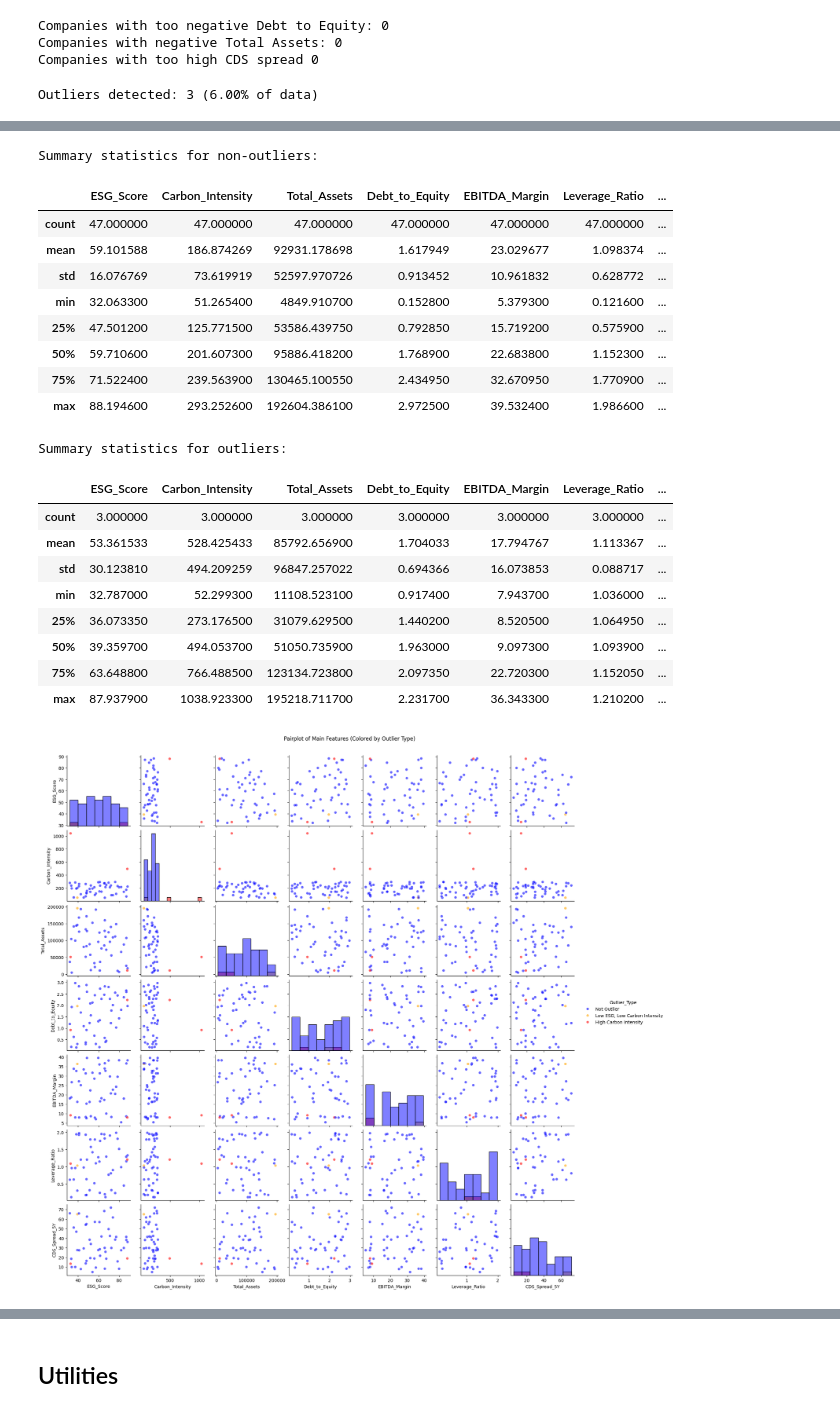
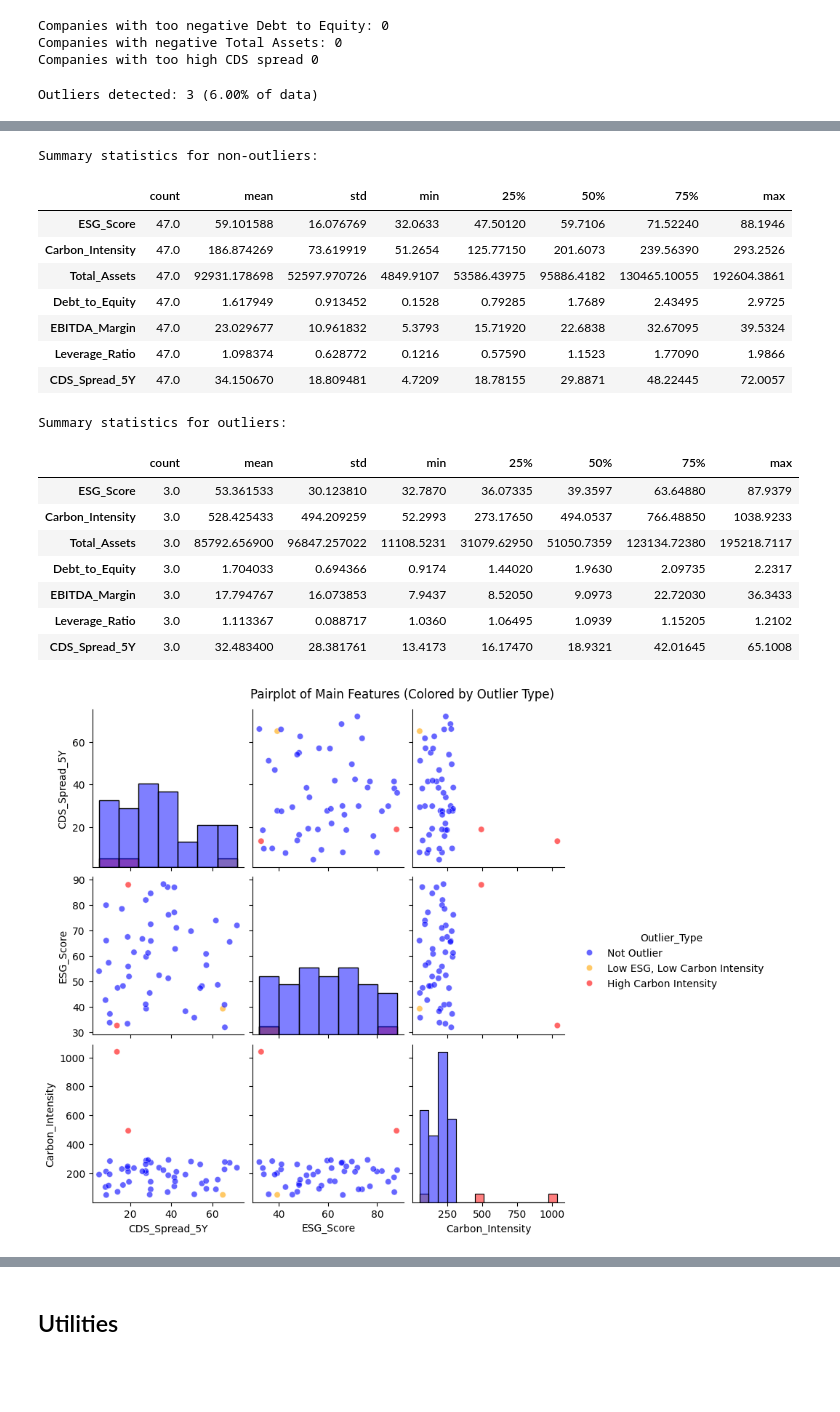
Before and after one commit to jacopo-raffaeli/eco-risk-alpha, a Jupyter notebook: notebooks/Eco_Risk_Alpha.ipynb, the cells around one changed output, grey strips where cells are left out. Saved outputs shown, nothing was run; the diff lists cells and outputs as text; code cells hidden in the pictures; blank space fills up the shorter version.

```diff
--- a/notebooks/Eco_Risk_Alpha.ipynb
+++ b/notebooks/Eco_Risk_Alpha.ipynb
@@ -116,5 +58,7 @@ RECOVERY = 1 - LGD
 # %%
-companies_df = pd.read_csv(os.path.join(base_drive_dir, 'Data/raw_companies_data.csv'))
-ee_df = pd.read_csv(os.path.join(base_drive_dir, 'Data/synthetic_irs_ee_profile.csv'))
-zeros_df = pd.read_csv(os.path.join(base_drive_dir, 'Data/zero_rates.csv'))
+from src.config import DATA_DIR
+
+companies_df = pd.read_csv(DATA_DIR / "raw_companies_data.csv")
+ee_df = pd.read_csv(DATA_DIR / "synthetic_irs_ee_profile.csv")
+zeros_df = pd.read_csv(DATA_DIR / "zero_rates.csv")
 # %% [markdown]
@@ -196,10 +131,11 @@ dup_rows = companies_df_clean.duplicated().sum()
 print(f"Duplicate rows: {dup_rows}")
 if dup_rows > 0:
     display(companies_df_clean[companies_df_clean.duplicated(keep=False)])
-
-# Remove duplicate rows, keeping the first occurrence
-companies_df_clean = companies_df_clean.drop_duplicates(keep='first').reset_index(drop=True)
-print(f"Shape before: {companies_df.shape}, after removing duplicates: {companies_df_clean.shape}")
+    shape_before = companies_df_clean.shape
+    # Remove duplicate rows, keeping the first occurrence
+    companies_df_clean = companies_df_clean.drop_duplicates(keep='first').reset_index(drop=True)
+    print(f"Shape before: {shape_before}")
+    print(f"Shape after: {companies_df_clean.shape}")
 # %% [output]
 Duplicate rows: 9
 |  | Sector | Region | ESG_Score | E_Score | S_Score | G_Score | Carbon_Intensity | Market_Cap | Total_Assets | ... |
@@ -365,7 +282,7 @@ Companies with too high CDS spread 0
 X_num = companies_df_clean[companies_df_clean.columns.drop(['Sector','Region'])]
 
 # Fit Isolation Forest
-iso_forest = IsolationForest(contamination=0.05, random_state=RANDOM_SEED)
+iso_forest = IsolationForest(contamination=0.05, random_state=SEED)
 outlier_pred = iso_forest.fit_predict(X_num)
 
 # Add outlier flag to DataFrame
@@ -373,8 +290,6 @@ companies_df_clean['Outlier'] = (outlier_pred == -1)
 
 # Categorize outliers based on characteristics
 companies_df_clean['Outlier_Type'] = 'Not Outlier'
-# Assuming the outliers identified are at indices 5, 29, and 34 based on previous output
-# You might need to adjust these indices based on the actual outlier detection results
 outlier_indices = companies_df_clean[companies_df_clean['Outlier']].index.tolist()
 
 # Categorize outliers
@@ -383,55 +298,49 @@ if 29 in outlier_indices:
 if 34 in outlier_indices:
     companies_df_clean.loc[34, 'Outlier_Type'] = 'High Carbon Intensity'
 if 5 in outlier_indices:
      companies_df_clean.loc[5, 'Outlier_Type'] = 'Low ESG, Low Carbon Intensity'
 
 # Compare summary statistics and visualize outliers vs non-outliers
 n_outliers = companies_df_clean['Outlier'].sum()
 n_total = len(companies_df_clean)
 print(f"Outliers detected: {n_outliers} ({n_outliers/n_total:.2%} of data)")
 display(companies_df_clean[companies_df_clean['Outlier']])
 
 print("\nSummary statistics for non-outliers:")
-display(companies_df_clean[~companies_df_clean['Outlier']].describe())
+display(companies_df_clean[~companies_df_clean['Outlier']].describe().T)
 
 print("\nSummary statistics for outliers:")
-display(companies_df_clean[companies_df_clean['Outlier']].describe())
+display(companies_df_clean[companies_df_clean['Outlier']].describe().T)
 
 main_features = companies_df_clean.columns.drop(['Outlier','Outlier_Type', 'Sector','Region'])
-
-sns.pairplot(companies_df_clean, vars=main_features, hue='Outlier_Type', palette={'Not Outlier': "blue", 'High Carbon Intensity': "red", 'Low ESG, Low Carbon Intensity': "orange"}, plot_kws={'alpha':0.6}, diag_kind='hist')
-plt.suptitle("Pairplot of Main Features (Colored by Outlier Type)", y=1.02)
-plt.show()
 
 sns.pairplot(companies_df_clean, vars=['CDS_Spread_5Y', 'ESG_Score', 'Carbon_Intensity'], hue='Outlier_Type', palette={'Not Outlier': "blue", 'High Carbon Intensity': "red", 'Low ESG, Low Carbon Intensity': "orange"}, plot_kws={'alpha':0.6}, diag_kind='hist')
 plt.suptitle("Pairplot of Main Features (Colored by Outlier Type)", y=1.02)
 plt.show()
 
 companies_df_clean = companies_df_clean.drop(['Outlier', 'Outlier_Type'], axis=1)
 # %% [output]
 Outliers detected: 3 (6.00% of data)
 |  | Sector | Region | ESG_Score | Carbon_Intensity | Total_Assets | Debt_to_Equity | EBITDA_Margin | ... |
 | 5 | Technology | South America | 39.3597 | 52.2993 | 195218.7117 | 1.9630 | 36.3433 | ... |
 | 29 | Consumer Goods | South America | 32.7870 | 1038.9233 | 51050.7359 | 0.9174 | 9.0973 | ... |
 | 34 | Healthcare | Europe | 87.9379 | 494.0537 | 11108.5231 | 2.2317 | 7.9437 | ... |
 Summary statistics for non-outliers:
-|  | ESG_Score | Carbon_Intensity | Total_Assets | Debt_to_Equity | EBITDA_Margin | Leverage_Ratio | ... |
-| count | 47.000000 | 47.000000 | 47.000000 | 47.000000 | 47.000000 | 47.000000 | ... |
-| mean | 59.101588 | 186.874269 | 92931.178698 | 1.617949 | 23.029677 | 1.098374 | ... |
-| std | 16.076769 | 73.619919 | 52597.970726 | 0.913452 | 10.961832 | 0.628772 | ... |
-| min | 32.063300 | 51.265400 | 4849.910700 | 0.152800 | 5.379300 | 0.121600 | ... |
-| 25% | 47.501200 | 125.771500 | 53586.439750 | 0.792850 | 15.719200 | 0.575900 | ... |
-| 50% | 59.710600 | 201.607300 | 95886.418200 | 1.768900 | 22.683800 | 1.152300 | ... |
-| 75% | 71.522400 | 239.563900 | 130465.100550 | 2.434950 | 32.670950 | 1.770900 | ... |
-| max | 88.194600 | 293.252600 | 192604.386100 | 2.972500 | 39.532400 | 1.986600 | ... |
+|  | count | mean | std | min | 25% | 50% | 75% | max |
+| ESG_Score | 47.0 | 59.101588 | 16.076769 | 32.0633 | 47.50120 | 59.7106 | 71.52240 | 88.1946 |
+| Carbon_Intensity | 47.0 | 186.874269 | 73.619919 | 51.2654 | 125.77150 | 201.6073 | 239.56390 | 293.2526 |
+| Total_Assets | 47.0 | 92931.178698 | 52597.970726 | 4849.9107 | 53586.43975 | 95886.4182 | 130465.10055 | 192604.3861 |
+| Debt_to_Equity | 47.0 | 1.617949 | 0.913452 | 0.1528 | 0.79285 | 1.7689 | 2.43495 | 2.9725 |
+| EBITDA_Margin | 47.0 | 23.029677 | 10.961832 | 5.3793 | 15.71920 | 22.6838 | 32.67095 | 39.5324 |
+| Leverage_Ratio | 47.0 | 1.098374 | 0.628772 | 0.1216 | 0.57590 | 1.1523 | 1.77090 | 1.9866 |
+| CDS_Spread_5Y | 47.0 | 34.150670 | 18.809481 | 4.7209 | 18.78155 | 29.8871 | 48.22445 | 72.0057 |
 Summary statistics for outliers:
-|  | ESG_Score | Carbon_Intensity | Total_Assets | Debt_to_Equity | EBITDA_Margin | Leverage_Ratio | ... |
-| count | 3.000000 | 3.000000 | 3.000000 | 3.000000 | 3.000000 | 3.000000 | ... |
-| mean | 53.361533 | 528.425433 | 85792.656900 | 1.704033 | 17.794767 | 1.113367 | ... |
-| std | 30.123810 | 494.209259 | 96847.257022 | 0.694366 | 16.073853 | 0.088717 | ... |
-| min | 32.787000 | 52.299300 | 11108.523100 | 0.917400 | 7.943700 | 1.036000 | ... |
-| 25% | 36.073350 | 273.176500 | 31079.629500 | 1.440200 | 8.520500 | 1.064950 | ... |
-| 50% | 39.359700 | 494.053700 | 51050.735900 | 1.963000 | 9.097300 | 1.093900 | ... |
-| 75% | 63.648800 | 766.488500 | 123134.723800 | 2.097350 | 22.720300 | 1.152050 | ... |
-| max | 87.937900 | 1038.923300 | 195218.711700 | 2.231700 | 36.343300 | 1.210200 | ... |
+|  | count | mean | std | min | 25% | 50% | 75% | max |
+| ESG_Score | 3.0 | 53.361533 | 30.123810 | 32.7870 | 36.07335 | 39.3597 | 63.64880 | 87.9379 |
+| Carbon_Intensity | 3.0 | 528.425433 | 494.209259 | 52.2993 | 273.17650 | 494.0537 | 766.48850 | 1038.9233 |
+| Total_Assets | 3.0 | 85792.656900 | 96847.257022 | 11108.5231 | 31079.62950 | 51050.7359 | 123134.72380 | 195218.7117 |
+| Debt_to_Equity | 3.0 | 1.704033 | 0.694366 | 0.9174 | 1.44020 | 1.9630 | 2.09735 | 2.2317 |
+| EBITDA_Margin | 3.0 | 17.794767 | 16.073853 | 7.9437 | 8.52050 | 9.0973 | 22.72030 | 36.3433 |
+| Leverage_Ratio | 3.0 | 1.113367 | 0.088717 | 1.0360 | 1.06495 | 1.0939 | 1.15205 | 1.2102 |
+| CDS_Spread_5Y | 3.0 | 32.483400 | 28.381761 | 13.4173 | 16.17470 | 18.9321 | 42.01645 | 65.1008 |
-[figure, old version]
+[figure, new version]
```
Also changed, not shown: parts of 56 cells of this notebook.
